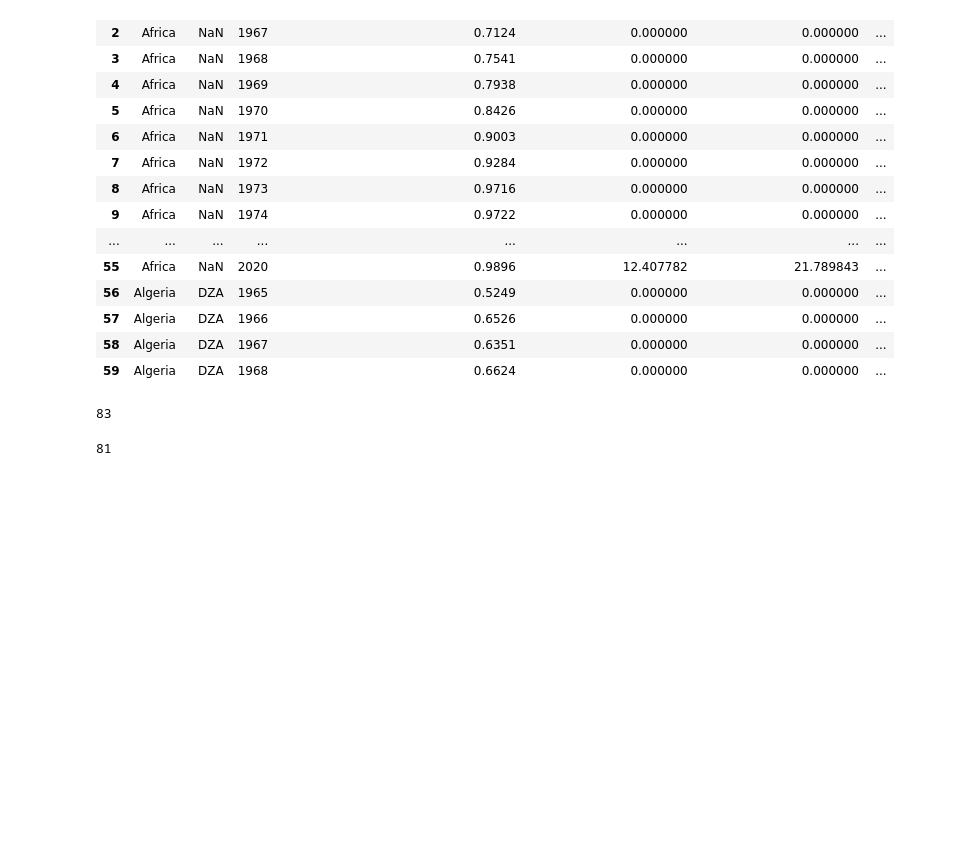
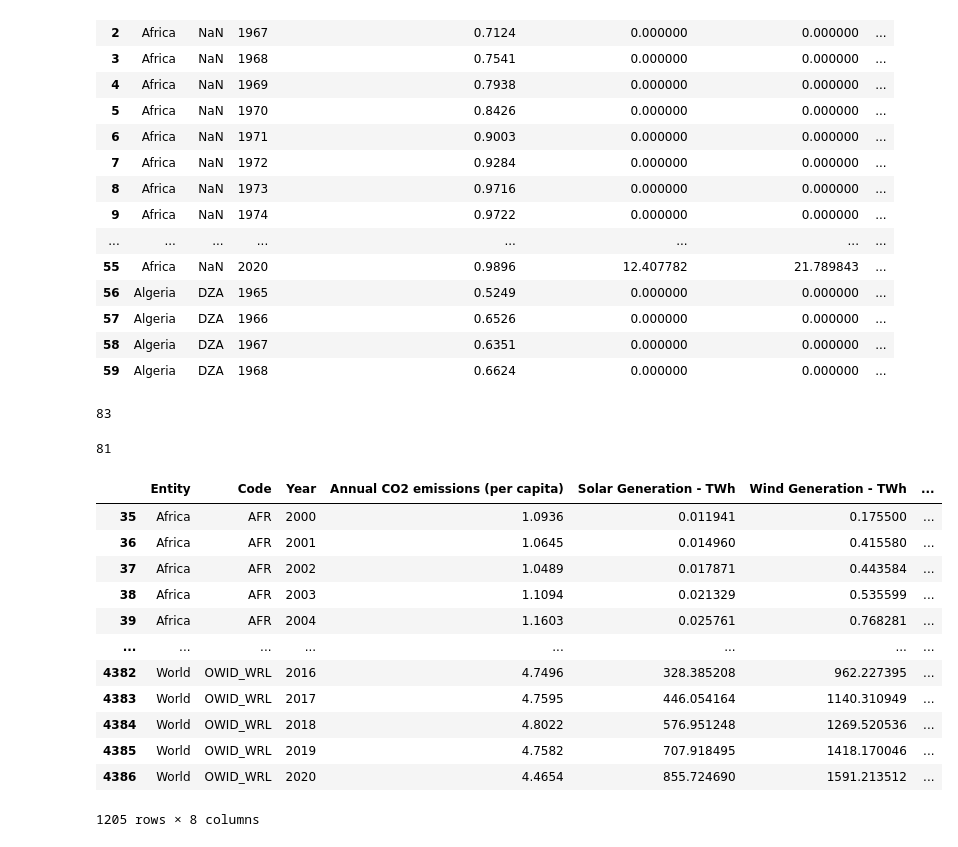
Before and after one commit to Ricardolpz99/Turn-Green, a Jupyter notebook: Clean_data_RE_gen.ipynb, the cells around one changed output. Drawn from its saved outputs; the diff is of its cells as text; code cells hidden in the pictures; blank space fills up the shorter version.

```diff
--- a/Clean_data_RE_gen.ipynb
+++ b/Clean_data_RE_gen.ipynb
@@ -84,0 +84,16 @@ Climate_data_complete_generated_df.to_csv('Climate_data_complete_generated.csv')
+# %%
+Climate_data_complete_generated_df
+# %% [output]
+|  | Entity | Code | Year | Annual CO2 emissions (per capita) | Solar Generation - TWh | Wind Generation - TWh | ... |
+| 35 | Africa | AFR | 2000 | 1.0936 | 0.011941 | 0.175500 | ... |
+| 36 | Africa | AFR | 2001 | 1.0645 | 0.014960 | 0.415580 | ... |
+| 37 | Africa | AFR | 2002 | 1.0489 | 0.017871 | 0.443584 | ... |
+| 38 | Africa | AFR | 2003 | 1.1094 | 0.021329 | 0.535599 | ... |
+| 39 | Africa | AFR | 2004 | 1.1603 | 0.025761 | 0.768281 | ... |
+| ... | ... | ... | ... | ... | ... | ... | ... |
+| 4382 | World | OWID_WRL | 2016 | 4.7496 | 328.385208 | 962.227395 | ... |
+| 4383 | World | OWID_WRL | 2017 | 4.7595 | 446.054164 | 1140.310949 | ... |
+| 4384 | World | OWID_WRL | 2018 | 4.8022 | 576.951248 | 1269.520536 | ... |
+| 4385 | World | OWID_WRL | 2019 | 4.7582 | 707.918495 | 1418.170046 | ... |
+| 4386 | World | OWID_WRL | 2020 | 4.4654 | 855.724690 | 1591.213512 | ... |
+1205 rows × 8 columns
```
Also changed, not shown: parts of 2 cells of this notebook, 5 other files.
